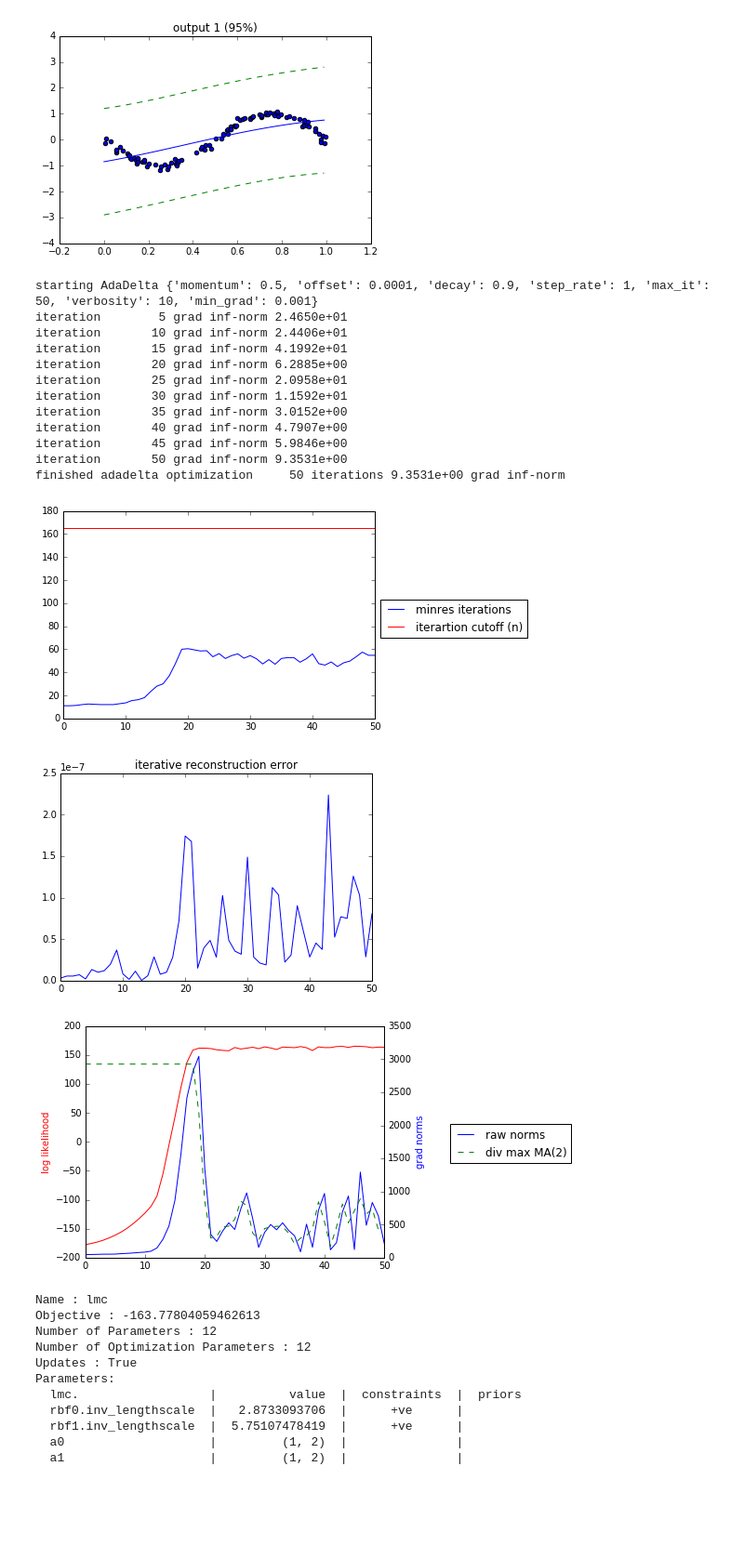
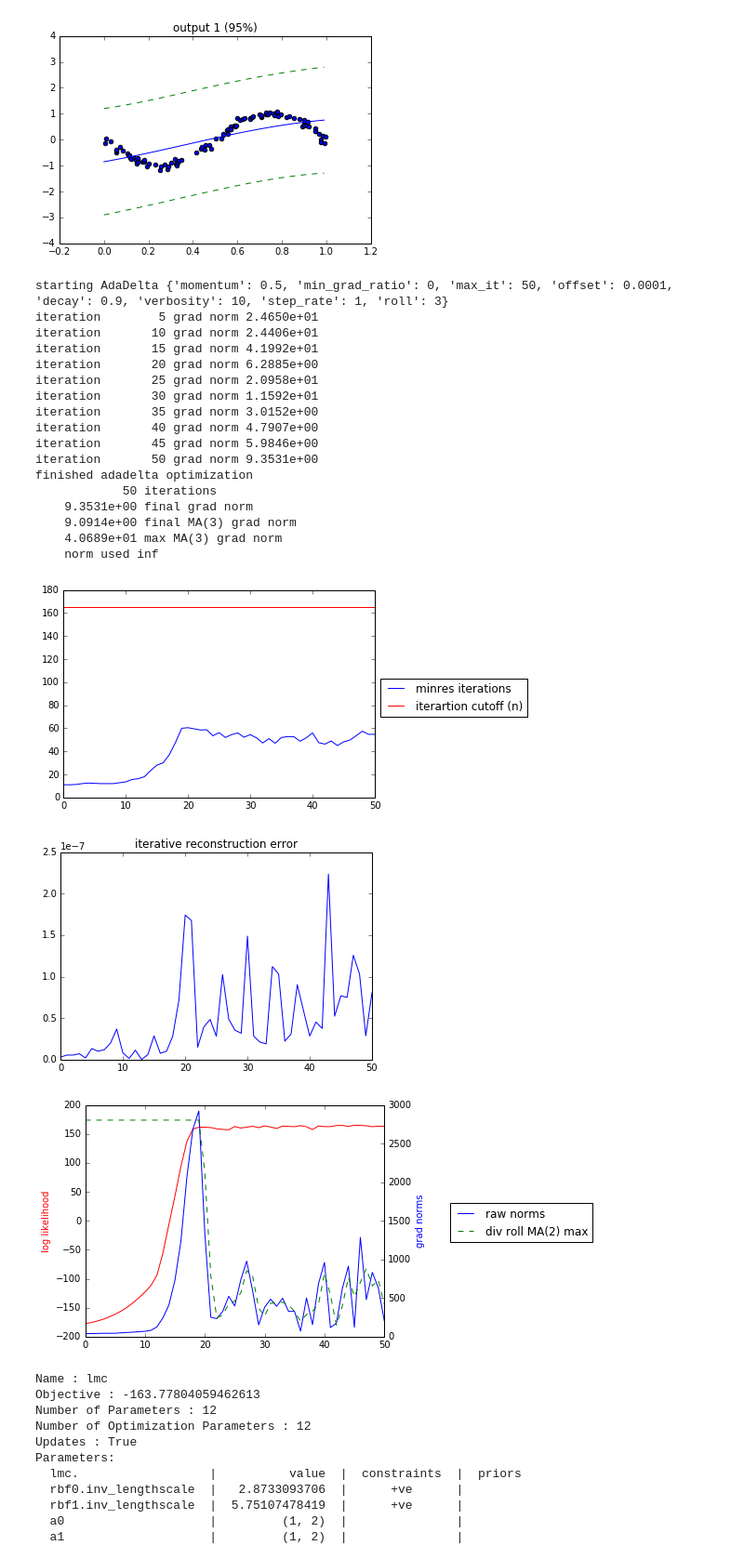
Before and after one commit to vlad17/runlmc, a Jupyter notebook: examples/example.ipynb, the cells around one changed output. Shown at 93% size. Drawn from its saved outputs; the diff is of its cells as text; code cells hidden in the pictures; blank space fills up the shorter version.

Commit message:
Added moving average termination

```diff
--- a/examples/example.ipynb
+++ b/examples/example.ipynb
@@ -37,57 +43,65 @@ print_diagram(lmc)
 [figure]
 [figure]
 # %%
-from runlmc.models.optimization import AdaDelta
-
-lmc.optimize(optimizer=AdaDelta(verbosity=10, decay=0.9, max_it=50))
+lmc.optimize(optimizer=AdaDelta(
+        # Force full 50 iterations with ratio = 0
+        verbosity=10, decay=0.9, max_it=50, min_grad_ratio=0))
 # %% [output]
-starting AdaDelta {'momentum': 0.5, 'offset': 0.0001, 'decay': 0.9, 'step_rate': 1, 'max_it': 50, 'verbosity': 10, 'min_grad': 0.001}
-iteration        5 grad inf-norm 2.4650e+01
-iteration       10 grad inf-norm 2.4406e+01
-iteration       15 grad inf-norm 4.1992e+01
-iteration       20 grad inf-norm 6.2885e+00
-iteration       25 grad inf-norm 2.0958e+01
-iteration       30 grad inf-norm 1.1592e+01
-iteration       35 grad inf-norm 3.0152e+00
-iteration       40 grad inf-norm 4.7907e+00
-iteration       45 grad inf-norm 5.9846e+00
-iteration       50 grad inf-norm 9.3531e+00
-finished adadelta optimization     50 iterations 9.3531e+00 grad inf-norm
+starting AdaDelta {'momentum': 0.5, 'min_grad_ratio': 0, 'max_it': 50, 'offset': 0.0001, 'decay': 0.9, 'verbosity': 10, 'step_rate': 1, 'roll': 3}
+iteration        5 grad norm 2.4650e+01
+iteration       10 grad norm 2.4406e+01
+iteration       15 grad norm 4.1992e+01
+iteration       20 grad norm 6.2885e+00
+iteration       25 grad norm 2.0958e+01
+iteration       30 grad norm 1.1592e+01
+iteration       35 grad norm 3.0152e+00
+iteration       40 grad norm 4.7907e+00
+iteration       45 grad norm 5.9846e+00
+iteration       50 grad norm 9.3531e+00
+finished adadelta optimization
+            50 iterations
+    9.3531e+00 final grad norm
+    9.0914e+00 final MA(3) grad norm
+    4.0689e+01 max MA(3) grad norm
+    norm used inf
 # %%
-# http://stackoverflow.com/questions/14313510/how-to-calculate-moving-average-using-numpy
-def moving_average(a, n):
-    ret = np.cumsum(a, dtype=float)
-    ret[n:] = ret[n:] - ret[:-n]
-    return ret[n - 1:] / n
+def moving_average(a, n) :
+    sums = np.add.accumulate(a, dtype=float)
+    sums[n:] = sums[n:] - sums[:-n]
+    sums[n:] /= n
+    sums[:n] /= np.arange(1, n + 1)
+    return sums
 
-def div_rolled_max(a, n=3):
-    m = moving_average(a, n)
-    roll_max = np.maximum.accumulate(m)
-    return m / roll_max * roll_max[-1]
+def div_rolled_max(a, n):
+    ma = moving_average(a, n)
+    roll_max = np.maximum.accumulate(ma)
+    return ma / roll_max * roll_max[-1]
 # %%
 # x axis is optimization iteration on all graphs
 plt.plot(lmc.metrics.iterations, label='minres iterations')
 plt.axhline(sum(n_per_output), label='iterartion cutoff (n)', c='r')
 plt.legend(bbox_to_anchor=(1, 0.6), loc=2)
 plt.show()
 plt.plot(lmc.metrics.solv_error)
 plt.title('iterative reconstruction error')
 plt.show()
 
 fig, ax1 = plt.subplots()
 ax1.plot(lmc.metrics.log_likely, c='r')
 ax1.set_ylabel('log likelihood', color='r')
 ax2 = ax1.twinx()
 ax2.plot(lmc.metrics.grad_norms, c='b', label='raw norms')
-ax2.plot(div_rolled_max(lmc.metrics.grad_norms, 2), c='g', ls='--', label='div max MA(2)')
+n=2
+ax2.plot(div_rolled_max(lmc.metrics.grad_norms, n), c='g', ls='--',
+         label='div roll MA({}) max'.format(n))
 ax2.set_ylabel('grad norms', color='b')
 fig.tight_layout()
 plt.legend(bbox_to_anchor=(1.2, 0.6), loc=2)
 plt.show()
 # %% [output]
 [figure]
 [figure]
-[figure, old version]
+[figure, new version]
 # %%
 #optimized
 print(lmc)
```
Also changed, not shown: parts of 1 cell of this notebook, 3 other files.
